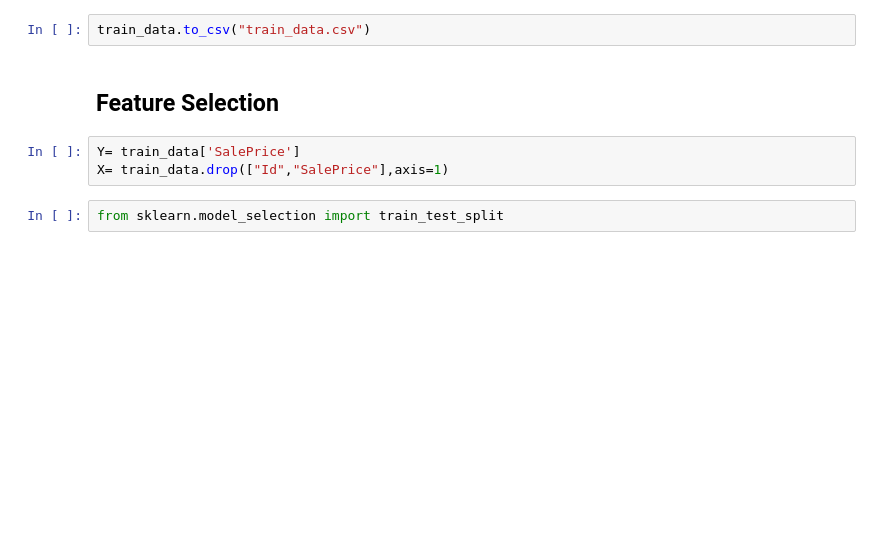
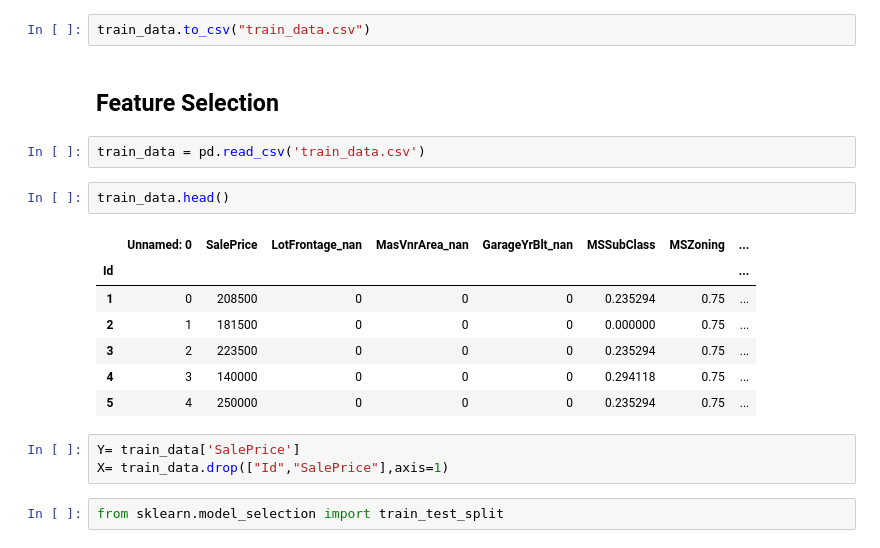
Before and after one commit to adupatil/Sale-price-predictor, a Jupyter notebook: Housing_prices.ipynb, the cells around one changed output. Drawn from its saved outputs; the diff is of its cells as text; blank space fills up the shorter version.

```diff
--- a/Housing_prices.ipynb
+++ b/Housing_prices.ipynb
@@ -430,6 +430,18 @@ train_data
 train_data.to_csv("train_data.csv")
 # %% [markdown]
 ## Feature Selection
+# %%
+train_data = pd.read_csv('train_data.csv')
+# %%
+train_data.head()
+# %% [output]
+|  | Unnamed: 0 | SalePrice | LotFrontage_nan | MasVnrArea_nan | GarageYrBlt_nan | MSSubClass | MSZoning | ... |
+| Id |  |  |  |  |  |  |  | ... |
+| 1 | 0 | 208500 | 0 | 0 | 0 | 0.235294 | 0.75 | ... |
+| 2 | 1 | 181500 | 0 | 0 | 0 | 0.000000 | 0.75 | ... |
+| 3 | 2 | 223500 | 0 | 0 | 0 | 0.235294 | 0.75 | ... |
+| 4 | 3 | 140000 | 0 | 0 | 0 | 0.294118 | 0.75 | ... |
+| 5 | 4 | 250000 | 0 | 0 | 0 | 0.235294 | 0.75 | ... |
 # %%
 Y= train_data['SalePrice']
 X= train_data.drop(["Id","SalePrice"],axis=1)
```
Also changed, not shown: parts of 38 cells of this notebook.
